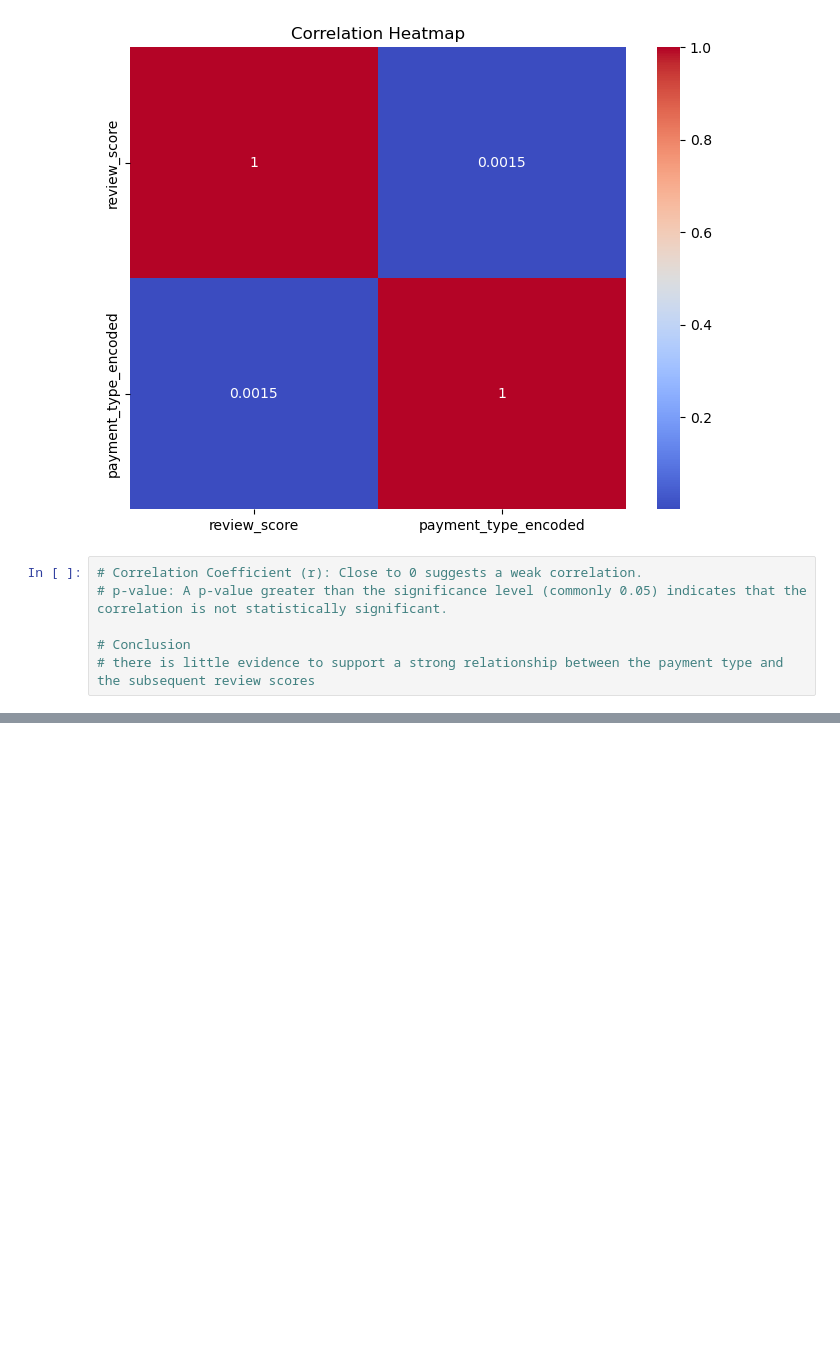
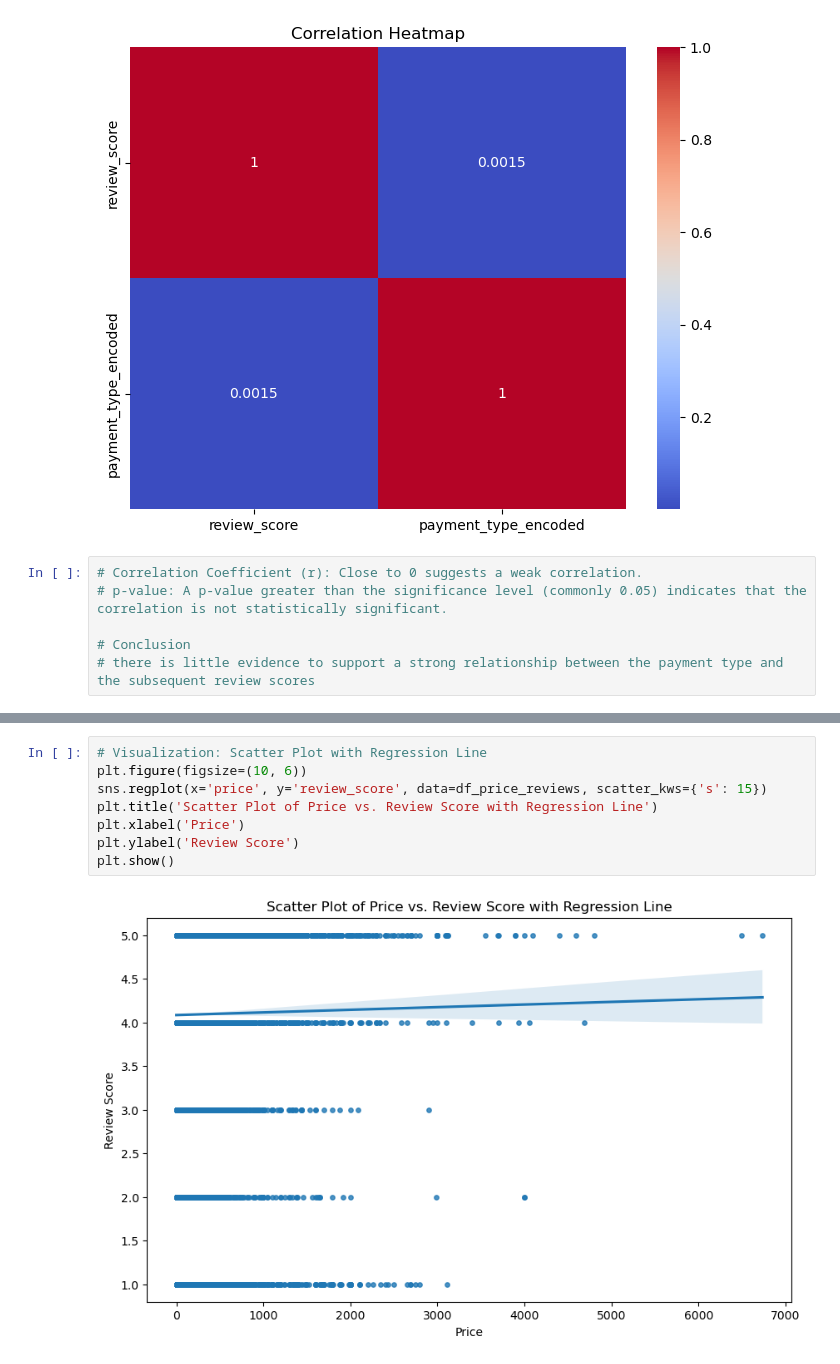
Before and after one commit to yjia28tan/Big-Data-Programming-Project, a Jupyter notebook: Code&Dataset/Original Dataset/Data cleaning & EDA.ipynb, the cells around one changed output, grey strips where cells are left out. Drawn from its saved outputs; the diff is of its cells as text; blank space fills up the shorter version.

```diff
--- a/Code&Dataset/Original Dataset/Data cleaning & EDA.ipynb
+++ b/Code&Dataset/Original Dataset/Data cleaning & EDA.ipynb
@@ -1318,0 +1352,10 @@ plt.show()
+# %%
+# Visualization: Scatter Plot with Regression Line
+plt.figure(figsize=(10, 6))
+sns.regplot(x='price', y='review_score', data=df_price_reviews, scatter_kws={'s': 15})
+plt.title('Scatter Plot of Price vs. Review Score with Regression Line')
+plt.xlabel('Price')
+plt.ylabel('Review Score')
+plt.show()
+# %% [output]
+[figure, added]
```
Also changed, not shown: parts of 11 cells of this notebook.
